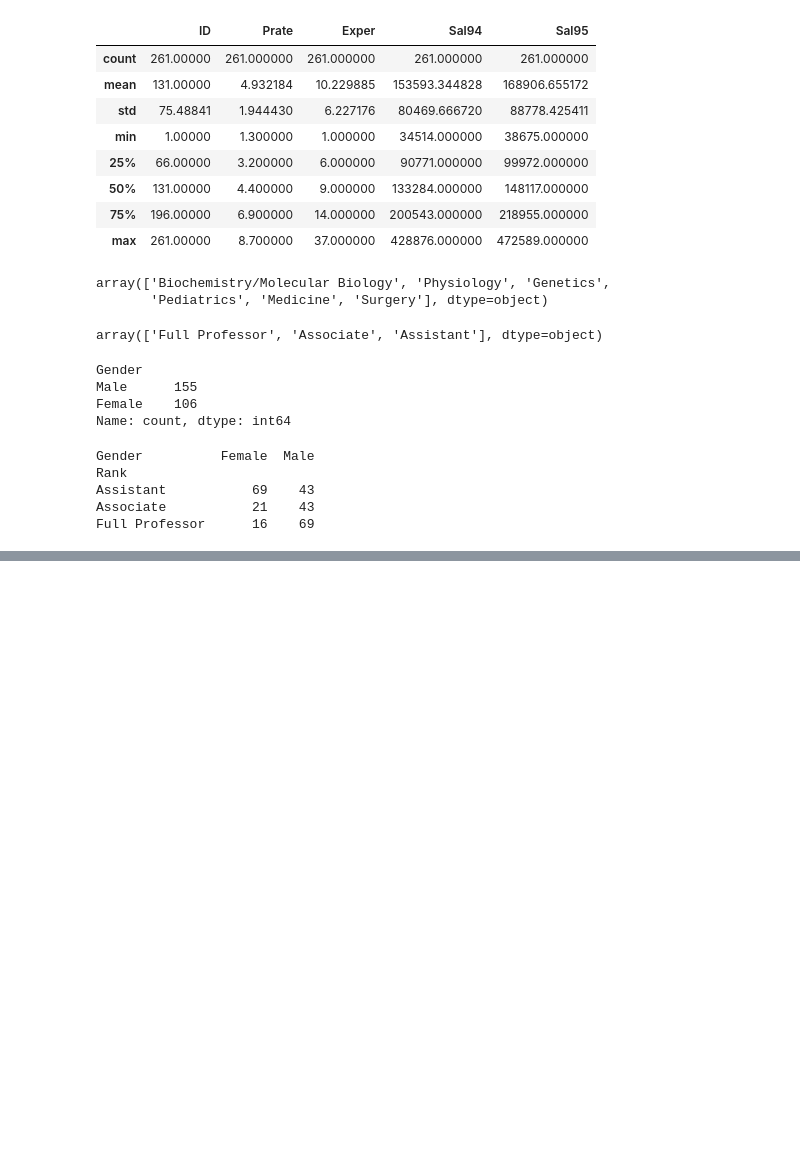
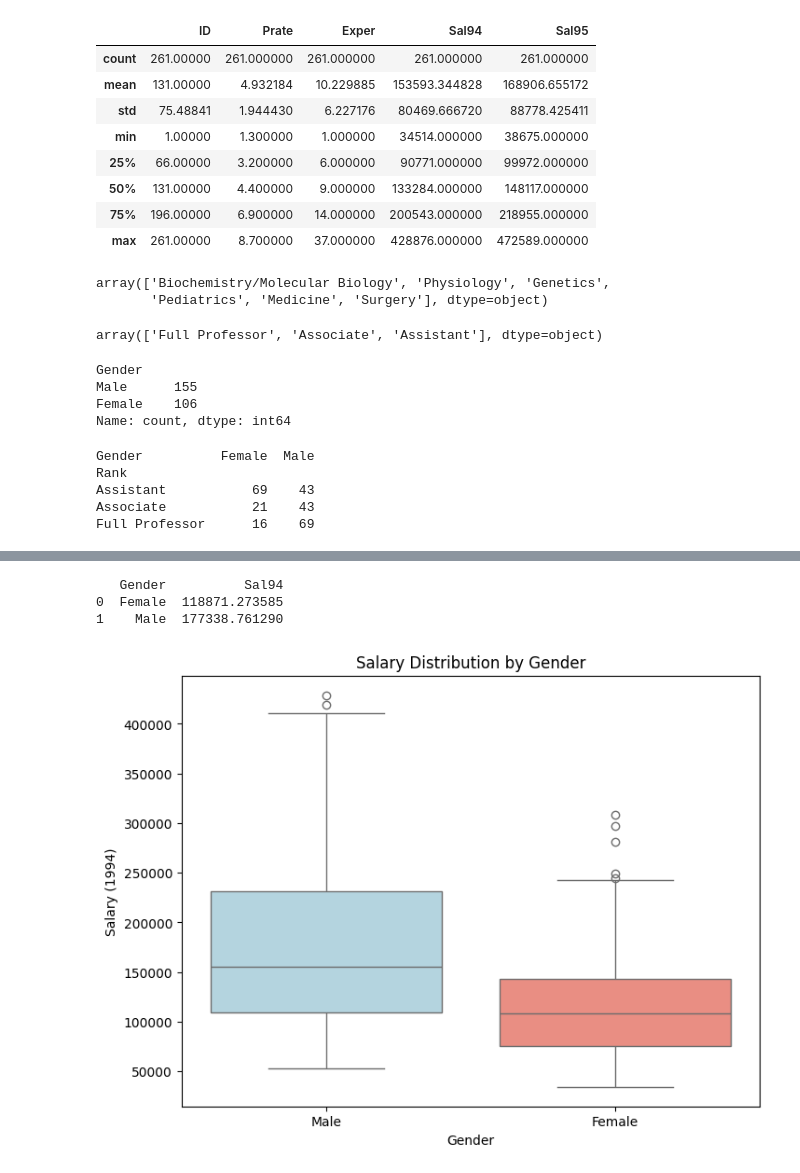
Before and after one commit to zulalbigis/Hi_Kod_Data_Science_Bootcamp_Final_Project, a Jupyter notebook: Final_Project.ipynb, the cells around one changed output, grey strips where cells are left out. Saved outputs shown, nothing was run; the diff lists cells and outputs as text; code cells hidden in the pictures; blank space fills up the shorter version.

```diff
--- a/Final_Project.ipynb
+++ b/Final_Project.ipynb
@@ -143,0 +206,16 @@ plt.show()
+# %%
+salary_gender=df.groupby("Gender")["Sal94"].mean().reset_index()
+print(salary_gender)
+# %% [output]
+   Gender          Sal94
+0  Female  118871.273585
+1    Male  177338.761290
+# %%
+plt.figure(figsize=(8,6))
+sns.boxplot(data=df, x="Gender", y="Sal94", palette=["lightblue", "salmon"])
+plt.title("Salary Distribution by Gender")
+plt.xlabel("Gender")
+plt.ylabel("Salary (1994)")
+plt.show()
+# %% [output]
+[figure, added]
```
Also changed, not shown: parts of 13 cells of this notebook.
